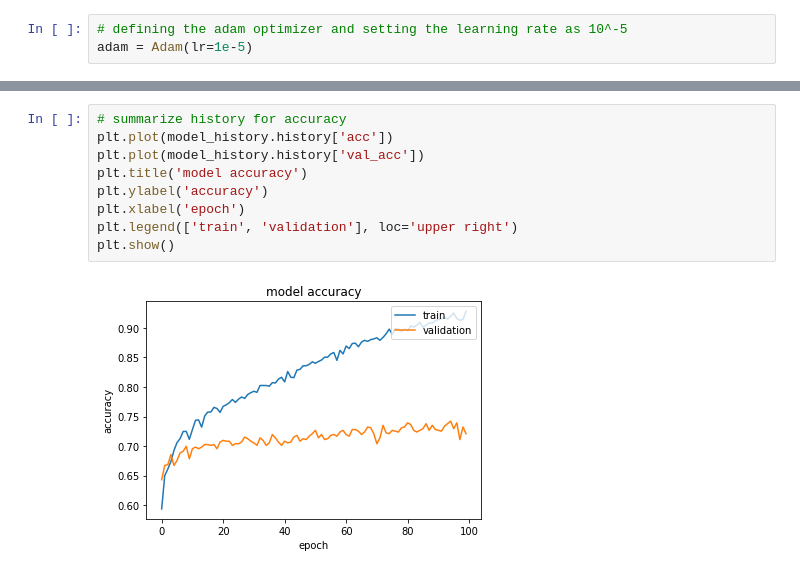
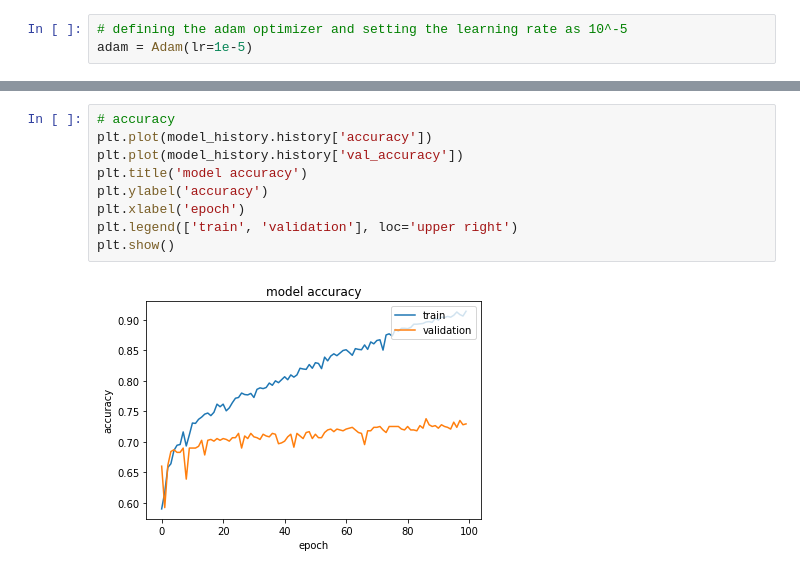
Before and after one commit to MvMukesh/EmergencyVehicle_Classification-NN, a Jupyter notebook: Neural network and hyperparameter tuning in keras/Neural_Networks_using_Keras.ipynb, the cells around one changed output, grey strips where cells are left out. Drawn from its saved outputs; the diff is of its cells as text.

```diff
--- a/Neural network and hyperparameter tuning in keras/Neural_Networks_using_Keras.ipynb
+++ b/Neural network and hyperparameter tuning in keras/Neural_Networks_using_Keras.ipynb
@@ -604,11 +532,11 @@ plt.show()
 # %%
-# summarize history for accuracy
-plt.plot(model_history.history['acc'])
-plt.plot(model_history.history['val_acc'])
+# accuracy
+plt.plot(model_history.history['accuracy'])
+plt.plot(model_history.history['val_accuracy'])
 plt.title('model accuracy')
 plt.ylabel('accuracy')
 plt.xlabel('epoch')
 plt.legend(['train', 'validation'], loc='upper right')
 plt.show()
 # %% [output]
-[figure, old version]
+[figure, new version]
```
Also changed, not shown: parts of 140 cells of this notebook.
